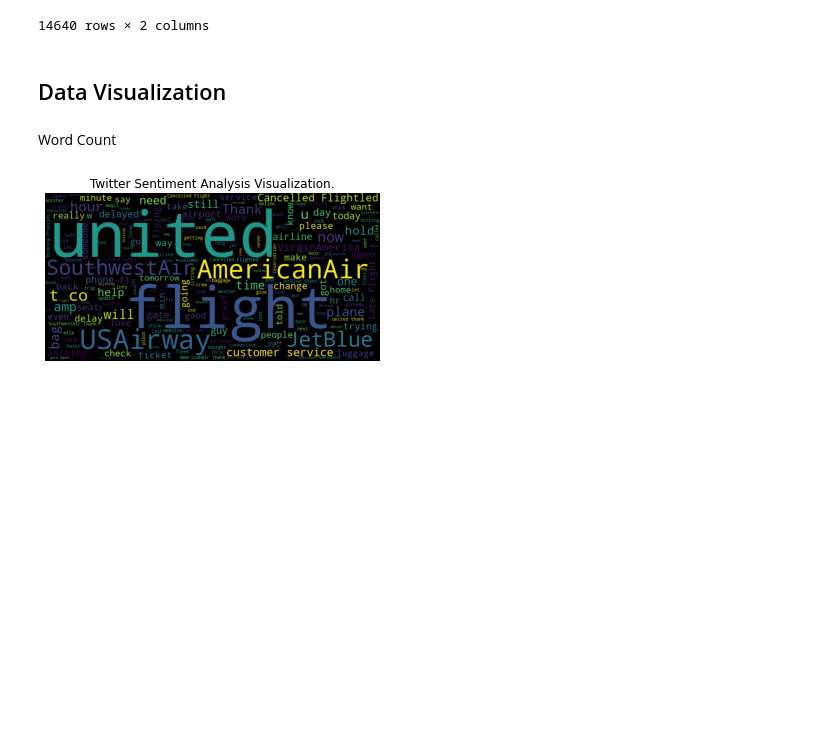
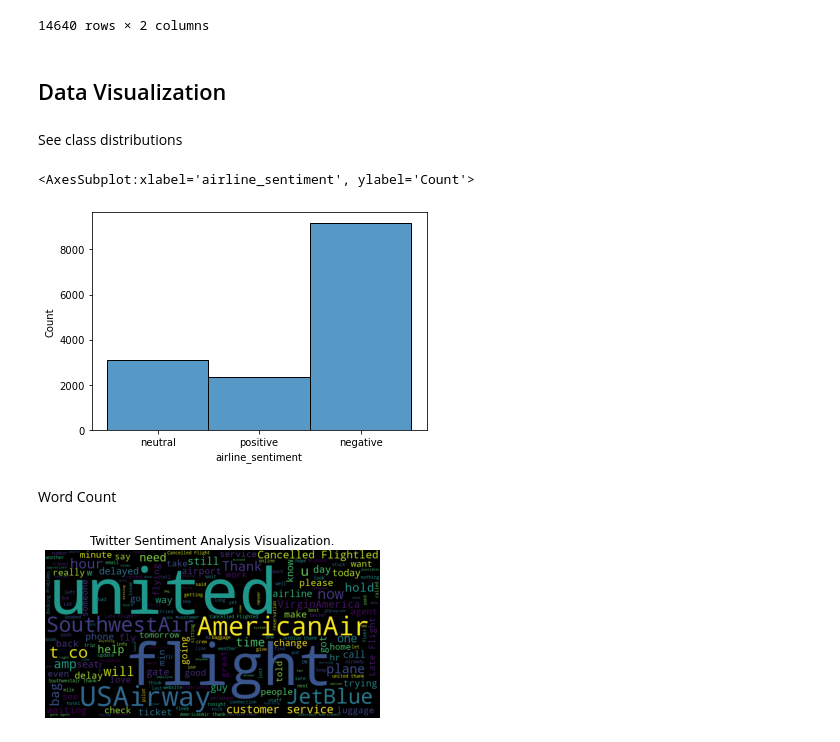
Before and after one commit to MaxZx3000/Sentiment-Analysis, a Jupyter notebook: sentiment-analysis.ipynb, the cells around one changed output. Saved outputs shown, nothing was run; the diff lists cells and outputs as text; code cells hidden in the pictures; blank space fills up the shorter version.

Commit message:
Added histplot for visualizing class distributions.

```diff
--- a/sentiment-analysis.ipynb
+++ b/sentiment-analysis.ipynb
@@ -44,6 +45,13 @@ twitter_sentiment_analysis_required_fields_df
 14640 rows × 2 columns
 # %% [markdown]
 ## Data Visualization
+# %% [markdown]
+See class distributions
+# %%
+sns.histplot(twitter_sentiment_analysis_required_fields_df[airline_sentiment_field])
+# %% [output]
+<AxesSubplot:xlabel='airline_sentiment', ylabel='Count'>
+[figure, added]
 # %% [markdown]
 Word Count
 # %%
```
Also changed, not shown: parts of 1 cell of this notebook.
